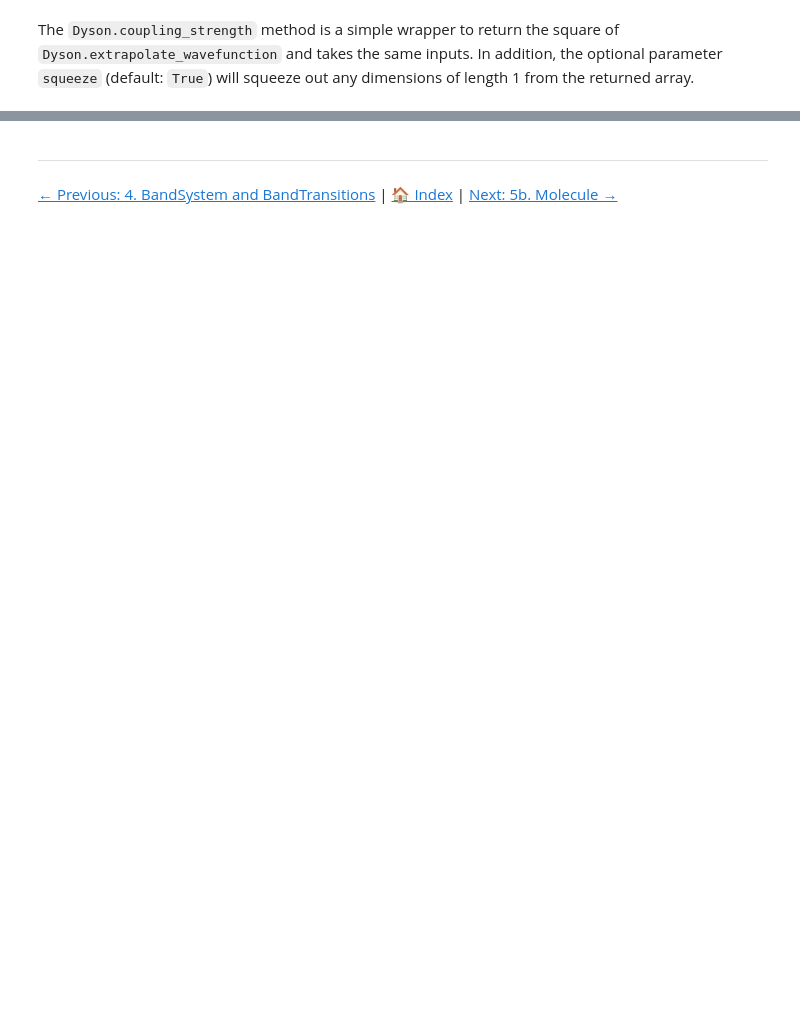
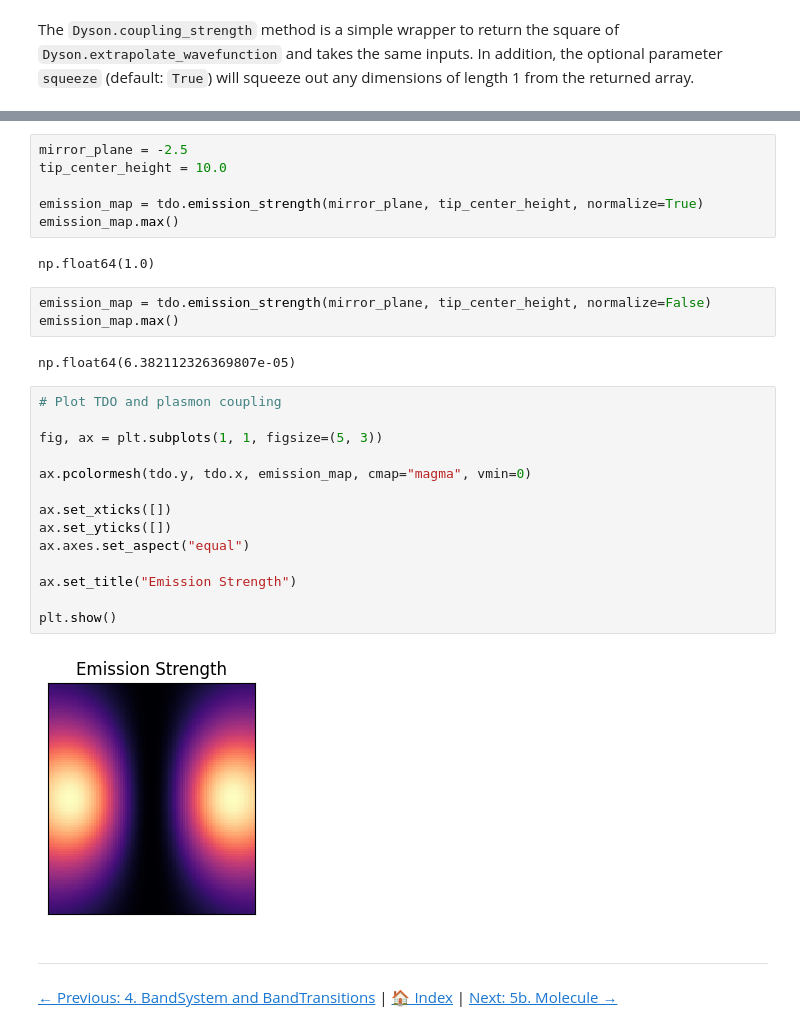
Before and after one commit to nanotech-empa/meqpy, a Jupyter notebook: docs/source/tutorials/05a_Cubes_and_Transitions.ipynb, the cells around one changed output, grey strips where cells are left out. Saved outputs shown, nothing was run; the diff lists cells and outputs as text; blank space fills up the shorter version.

```diff
--- a/docs/source/tutorials/05a_Cubes_and_Transitions.ipynb
+++ b/docs/source/tutorials/05a_Cubes_and_Transitions.ipynb
@@ -372,3 +500,32 @@ plt.show()
+# %%
+mirror_plane = -2.5
+tip_center_height = 10.0
+
+emission_map = tdo.emission_strength(mirror_plane, tip_center_height, normalize=True)
+emission_map.max()
+# %% [output]
+np.float64(1.0)
+# %%
+emission_map = tdo.emission_strength(mirror_plane, tip_center_height, normalize=False)
+emission_map.max()
+# %% [output]
+np.float64(6.382112326369807e-05)
+# %%
+# Plot TDO and plasmon coupling
+
+fig, ax = plt.subplots(1, 1, figsize=(5, 3))
+
+ax.pcolormesh(tdo.y, tdo.x, emission_map, cmap="magma", vmin=0)
+
+ax.set_xticks([])
+ax.set_yticks([])
+ax.axes.set_aspect("equal")
+
+ax.set_title("Emission Strength")
+
+plt.show()
+# %% [output]
+[figure, added]
 # %% [markdown]
 ---
 
```
Also changed, not shown: parts of 26 cells of this notebook, 2 other files.
